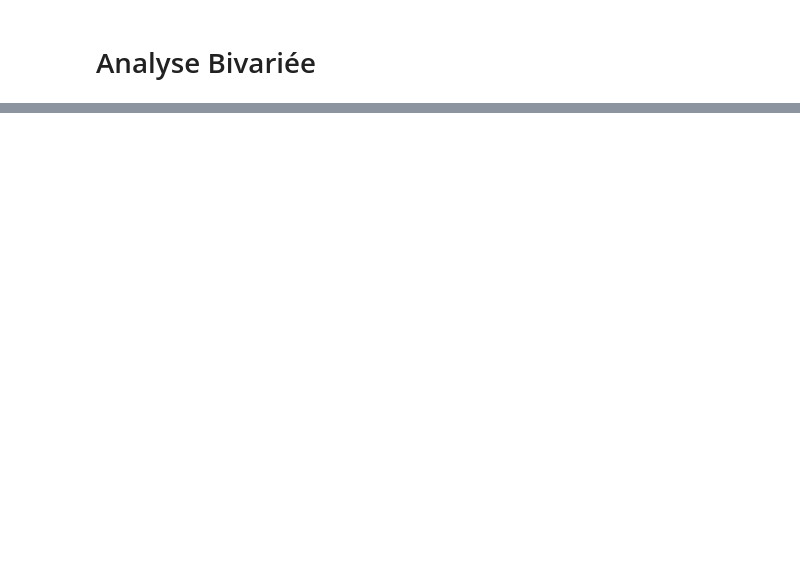
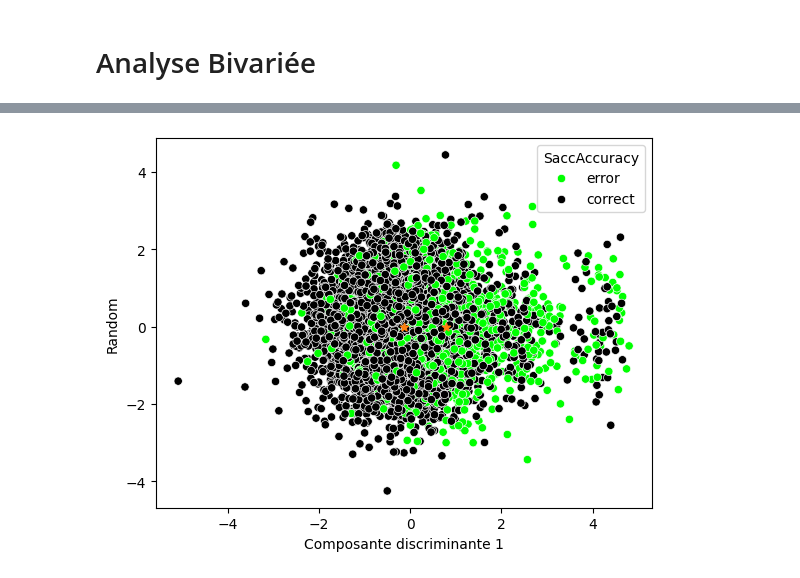
Before and after one commit to YalpLeYak/Mini_projet, a Jupyter notebook: COSNAY_DAMAGGIO_ProjetTSD.ipynb, the cells around one changed output, grey strips where cells are left out. Saved outputs shown, nothing was run; the diff lists cells and outputs as text; code cells hidden in the pictures; blank space fills up the shorter version.

```diff
--- a/COSNAY_DAMAGGIO_ProjetTSD.ipynb
+++ b/COSNAY_DAMAGGIO_ProjetTSD.ipynb
@@ -384,0 +388,20 @@ for i in range(0,len(list_df)):
+# %%
+adl = LinearDiscriminantAnalysis()
+Difference_numbers_adl = adl.fit_transform(Difference_numbers.iloc[:,1:],Difference_numbers["SaccAccuracy"])
+[n,p] = Difference_numbers.shape
+# %%
+sns.scatterplot(Difference_numbers, x=Difference_numbers_adl[:, 0], y=np.random.randn(n),
+    hue="SaccAccuracy",
+    palette=["lime", "black"]
+)
+plt.xlabel('Composante discriminante 1')
+plt.ylabel('Random')
+
+# Ajout des centres de gravité
+G = Difference_numbers.groupby('SaccAccuracy').mean()
+Gadl = adl.transform(G)
+plt.scatter(Gadl[:,0],np.zeros(2),marker="*")
+
+plt.show()
+# %% [output]
+[figure, added]
```
Also changed, not shown: parts of 6 cells of this notebook.
